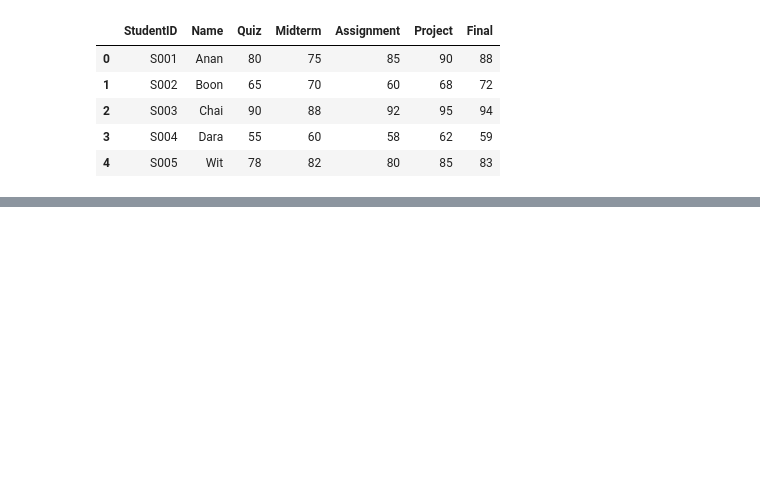
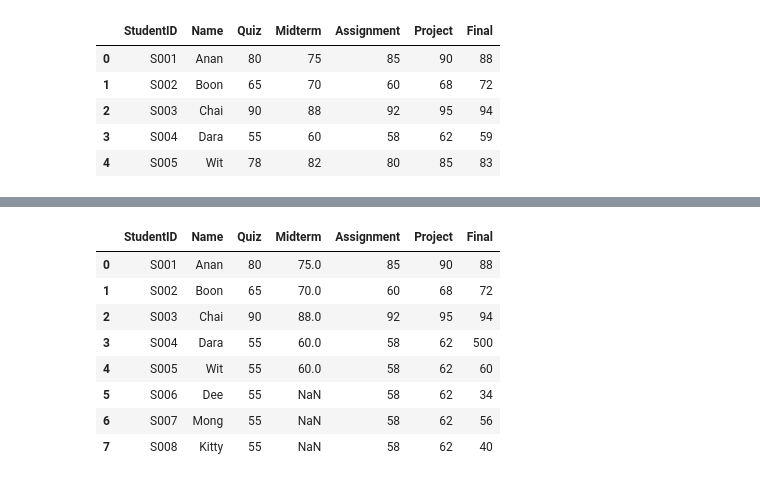
Before and after one commit to IssarapongB/python-Lab, a Jupyter notebook: 99424_LAB_ACTIVITY1.ipynb, the cells around one changed output, grey strips where cells are left out. Drawn from its saved outputs; the diff is of its cells as text; code cells hidden in the pictures; blank space fills up the shorter version.

```diff
--- a/99424_LAB_ACTIVITY1.ipynb
+++ b/99424_LAB_ACTIVITY1.ipynb
@@ -43,0 +62,14 @@ memory usage: 412.0+ bytes
+# %%
+import pandas as pd
+data_excel =pd.read_excel("/content/sample_data/students.xlsx")
+data_excel.head(8)
+# %% [output]
+|  | StudentID | Name | Quiz | Midterm | Assignment | Project | Final |
+| 0 | S001 | Anan | 80 | 75.0 | 85 | 90 | 88 |
+| 1 | S002 | Boon | 65 | 70.0 | 60 | 68 | 72 |
+| 2 | S003 | Chai | 90 | 88.0 | 92 | 95 | 94 |
+| 3 | S004 | Dara | 55 | 60.0 | 58 | 62 | 500 |
+| 4 | S005 | Wit | 55 | 60.0 | 58 | 62 | 60 |
+| 5 | S006 | Dee | 55 | NaN | 58 | 62 | 34 |
+| 6 | S007 | Mong | 55 | NaN | 58 | 62 | 56 |
+| 7 | S008 | Kitty | 55 | NaN | 58 | 62 | 40 |
```
Also changed, not shown: parts of 20 cells of this notebook.
